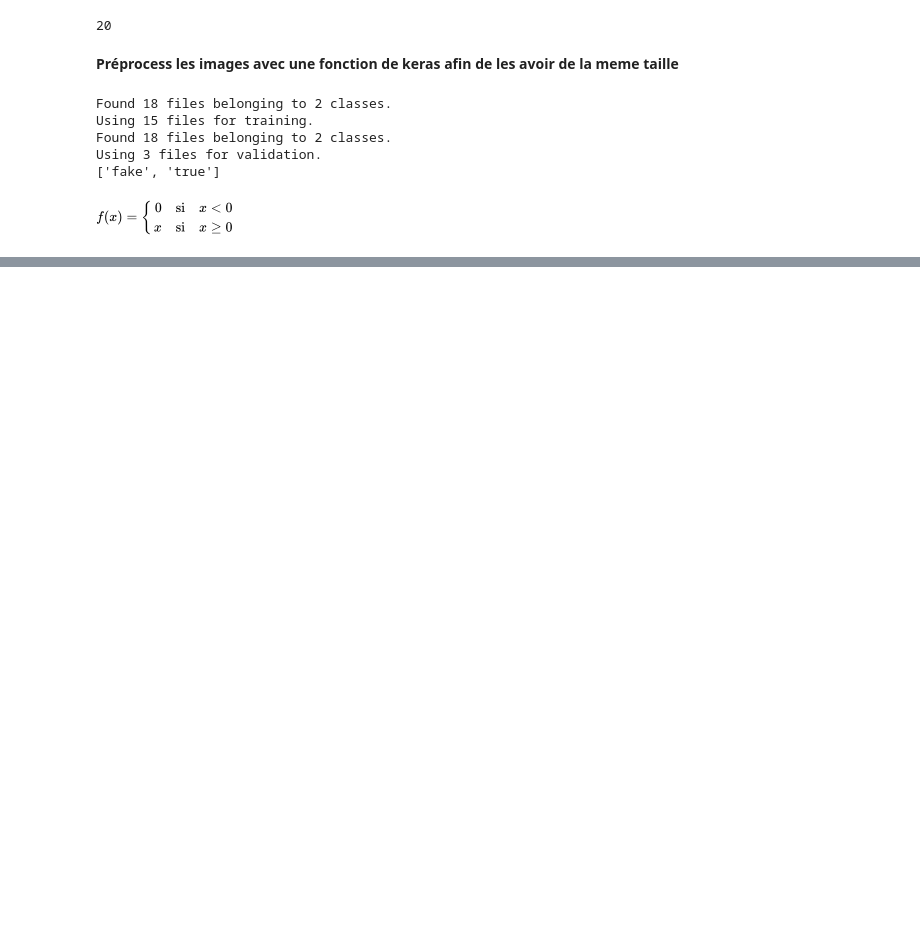
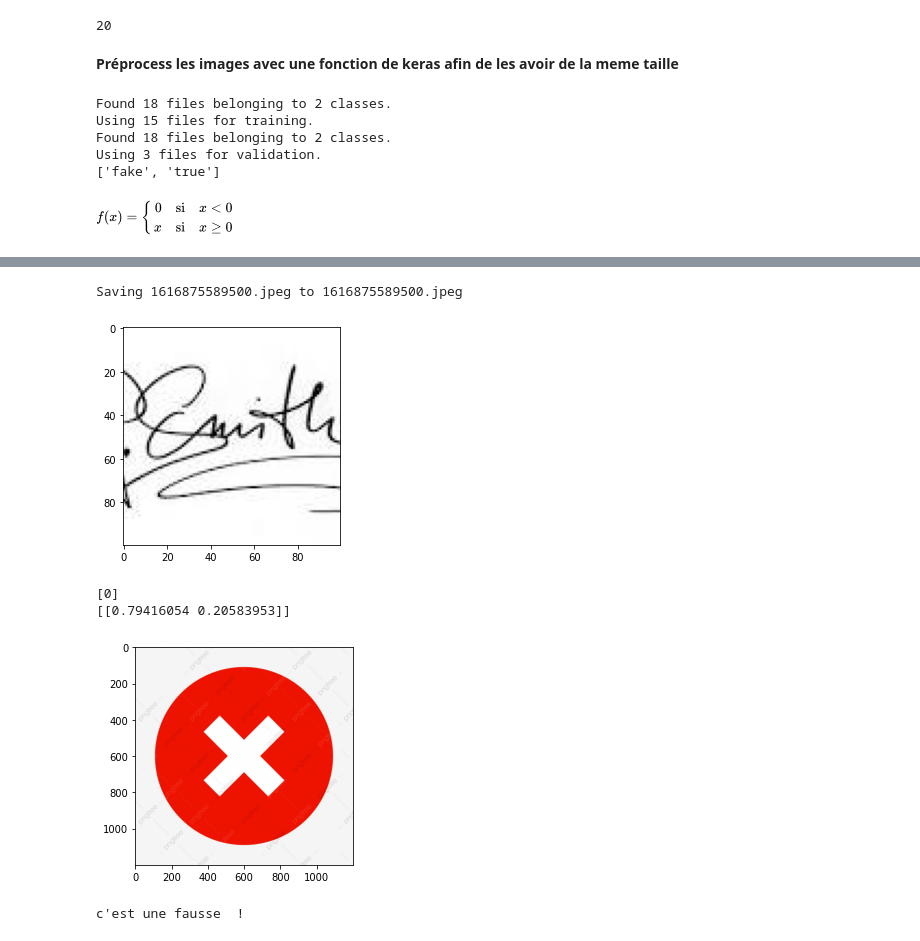
Before and after one commit to massinoLight/HandwrittenSignatureForgeryDetectionUsingCNN, a Jupyter notebook: Handwritten_Signature_Forgery_Detection_Using_CNN.ipynb, the cells around one changed output, grey strips where cells are left out. Cells and saved outputs as stored; diff of their text form; code cells hidden in the pictures; blank space fills up the shorter version.

```diff
--- a/Handwritten_Signature_Forgery_Detection_Using_CNN.ipynb
+++ b/Handwritten_Signature_Forgery_Detection_Using_CNN.ipynb
@@ -115,0 +182,20 @@ model.fit(
+# %%
+from google.colab import files
+file_to_predict = files.upload()
+for file_ in file_to_predict:
+    image_to_predict = cv2.imread(file_,cv2.IMREAD_COLOR)
+    plt.imshow(cv2.cvtColor(image_to_predict, cv2.COLOR_BGR2RGB))
+    plt.show()
+    img_to_predict = np.expand_dims(cv2.resize(image_to_predict,(200,200)), axis=0)
+    res = model.predict_classes(img_to_predict)
+    print(model.predict_classes(img_to_predict))
+    print(model.predict(img_to_predict))
+    if res == 1:
+        plt.imshow(cv2.cvtColor(image_valide, cv2.COLOR_BGR2RGB))
+        plt.show()
+        print("ce est une vrai !")
+    elif res == 0 :
+        plt.imshow(cv2.cvtColor(image_fake, cv2.COLOR_BGR2RGB))
+        plt.show()
+        print("c'est une fausse  !")
+# %% [output]
@@ -115,0 +203,6 @@ model.fit(
+Saving 1616875589500.jpeg to 1616875589500.jpeg
+[figure, added]
+[0]
+[[0.79416054 0.20583953]]
+[figure, added]
+c'est une fausse  !
```
Also changed, not shown: parts of 5 cells of this notebook.
